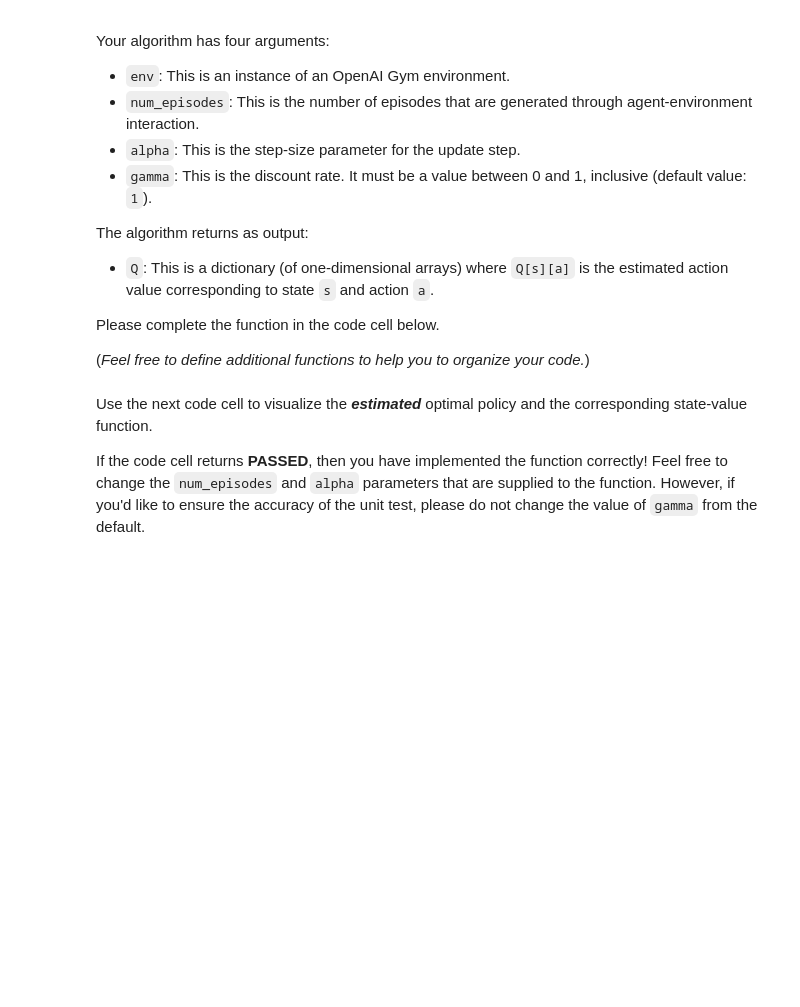
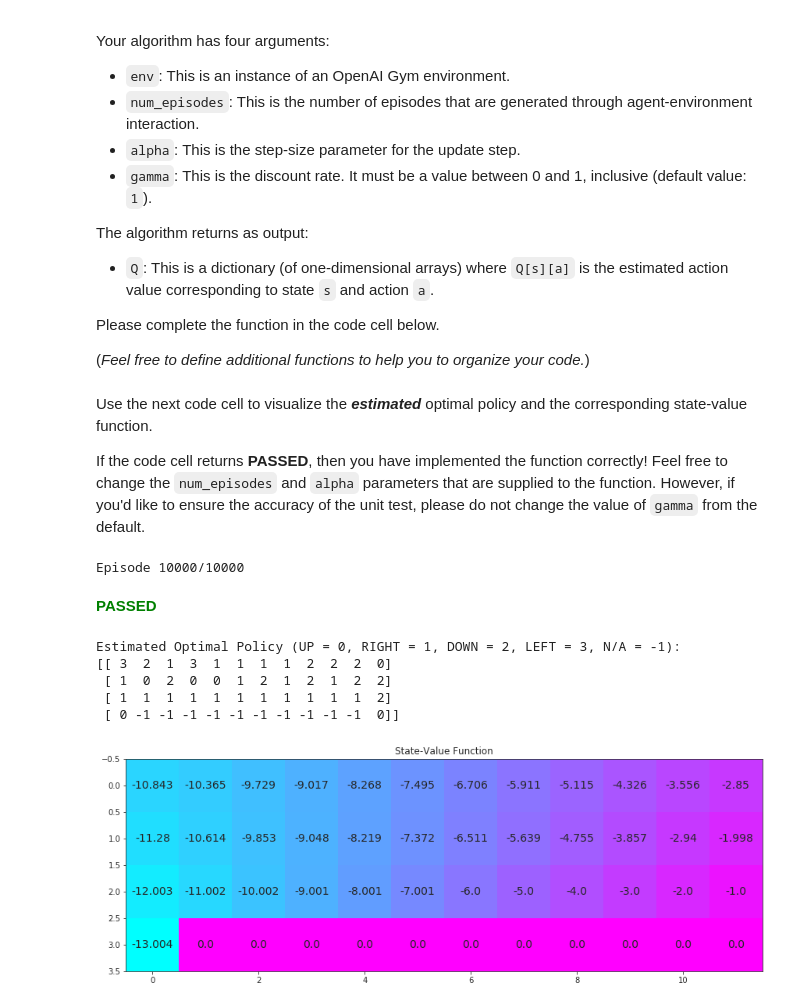
Before and after one commit to praritagarwal/reinforcement-learning-temporal-difference, a Jupyter notebook: Temporal_Difference.ipynb, the cells around one changed output. Saved outputs shown, nothing was run; the diff lists cells and outputs as text; code cells hidden in the pictures; blank space fills up the shorter version.

Commit message:
Solve Cliff Walking using Expected-SARSA

```diff
--- a/Temporal_Difference.ipynb
+++ b/Temporal_Difference.ipynb
@@ -271,5 +278,12 @@ def expected_sarsa(env, num_episodes, alpha, gamma=1.0):
             sys.stdout.flush()
 
         ## TODO: complete the function
+        # play for a single episode
+        # during the episode, update the Q-table using SARSA
+        epsilon = 1.0/i_episode # probability of exploration vs exploitation
+        #epsilon = max(1.0/i_episode, 0.1)
+        # In this problem, some how not letting the exploration rate approach 0
+        # causes the optimal policy to not be found
+        Q = expected_SARSA_episode(env, alpha, gamma, Q, epsilon)
 
     return Q
@@ -279,13 +322,22 @@ Use the next code cell to visualize the **_estimated_** optimal policy and the c
 If the code cell returns **PASSED**, then you have implemented the function correctly!  Feel free to change the `num_episodes` and `alpha` parameters that are supplied to the function.  However, if you'd like to ensure the accuracy of the unit test, please do not change the value of `gamma` from the default.
 # %%
 # obtain the estimated optimal policy and corresponding action-value function
-Q_expsarsa = expected_sarsa(env, 10000, 1)
+Q_expsarsa = expected_sarsa(env, 10000, 0.01)
 
 # print the estimated optimal policy
 policy_expsarsa = np.array([np.argmax(Q_expsarsa[key]) if key in Q_expsarsa else -1 for key in np.arange(48)]).reshape(4,12)
 check_test.run_check('td_control_check', policy_expsarsa)
 print("\nEstimated Optimal Policy (UP = 0, RIGHT = 1, DOWN = 2, LEFT = 3, N/A = -1):")
 print(policy_expsarsa)
 
 # plot the estimated optimal state-value function
 plot_values([np.max(Q_expsarsa[key]) if key in Q_expsarsa else 0 for key in np.arange(48)])
+# %% [output]
+Episode 10000/10000
+**<span style="color: green;">PASSED</span>**
+Estimated Optimal Policy (UP = 0, RIGHT = 1, DOWN = 2, LEFT = 3, N/A = -1):
+[[ 3  2  1  3  1  1  1  1  2  2  2  0]
+ [ 1  0  2  0  0  1  2  1  2  1  2  2]
+ [ 1  1  1  1  1  1  1  1  1  1  1  2]
+ [ 0 -1 -1 -1 -1 -1 -1 -1 -1 -1 -1  0]]
+[figure, added]
```
Also changed, not shown: parts of 4 cells of this notebook.
